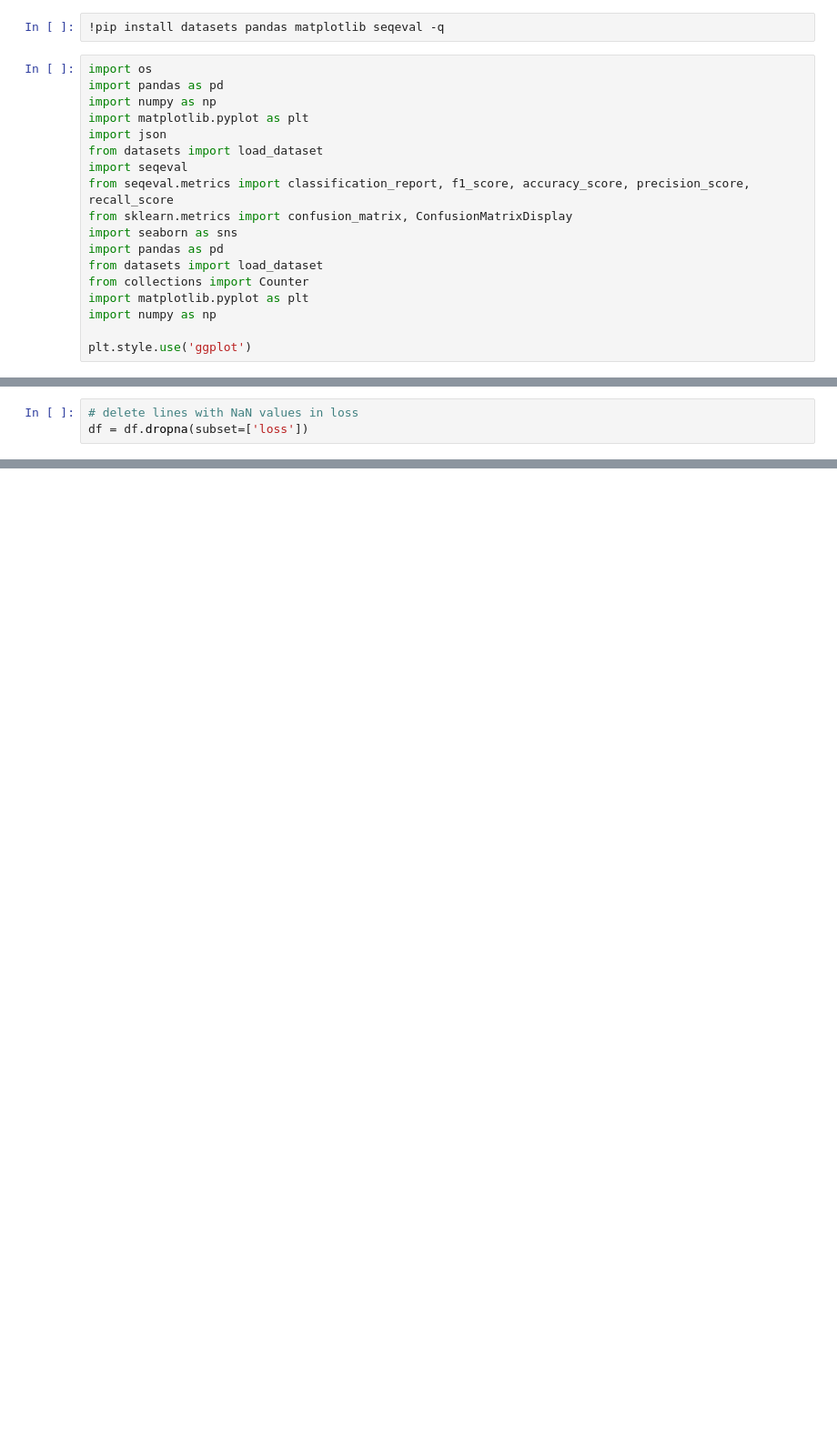
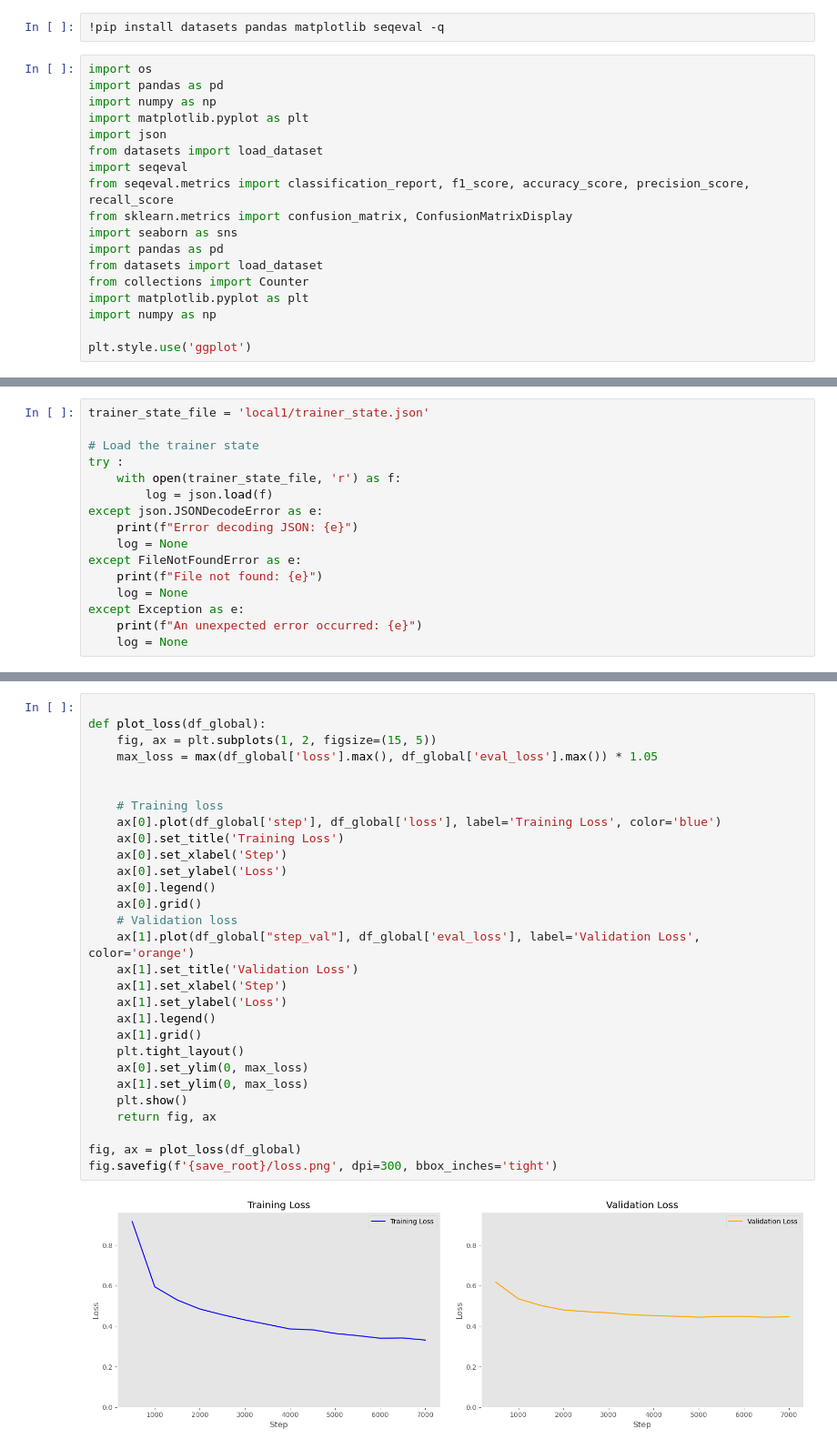
Before and after one commit to Nicolassalvan/mti881-projet2, a Jupyter notebook: analyse_metrics.ipynb, the cells around one changed output, grey strips where cells are left out. Shown at 91% size. Drawn from its saved outputs; the diff is of its cells as text; blank space fills up the shorter version.

```diff
--- a/analyse_metrics.ipynb
+++ b/analyse_metrics.ipynb
@@ -56,3 +31,0 @@ df.head()
-# %%
-# delete lines with NaN values in loss
-df = df.dropna(subset=['loss'])
@@ -67,0 +32,16 @@ plt.show()
+# %%
+trainer_state_file = 'local1/trainer_state.json'
+
+# Load the trainer state
+try :
+    with open(trainer_state_file, 'r') as f:
+        log = json.load(f)
+except json.JSONDecodeError as e:
+    print(f"Error decoding JSON: {e}")
+    log = None
+except FileNotFoundError as e:
+    print(f"File not found: {e}")
+    log = None
+except Exception as e:
+    print(f"An unexpected error occurred: {e}")
+    log = None
@@ -67,0 +100,31 @@ plt.show()
+# %%
+
+def plot_loss(df_global):
+    fig, ax = plt.subplots(1, 2, figsize=(15, 5))
+    max_loss = max(df_global['loss'].max(), df_global['eval_loss'].max()) * 1.05
+
+
+    # Training loss
+    ax[0].plot(df_global['step'], df_global['loss'], label='Training Loss', color='blue')
+    ax[0].set_title('Training Loss')
+    ax[0].set_xlabel('Step')
+    ax[0].set_ylabel('Loss')
+    ax[0].legend()
+    ax[0].grid()
+    # Validation loss
+    ax[1].plot(df_global["step_val"], df_global['eval_loss'], label='Validation Loss', color='orange')
+    ax[1].set_title('Validation Loss')
+    ax[1].set_xlabel('Step')
+    ax[1].set_ylabel('Loss')
+    ax[1].legend()
+    ax[1].grid()
+    plt.tight_layout()
+    ax[0].set_ylim(0, max_loss)
+    ax[1].set_ylim(0, max_loss)
+    plt.show()
+    return fig, ax
+
+fig, ax = plot_loss(df_global)
+fig.savefig(f'{save_root}/loss.png', dpi=300, bbox_inches='tight')
+# %% [output]
+[figure, added]
```
Also changed, not shown: parts of 13 cells of this notebook, 1 other file.
